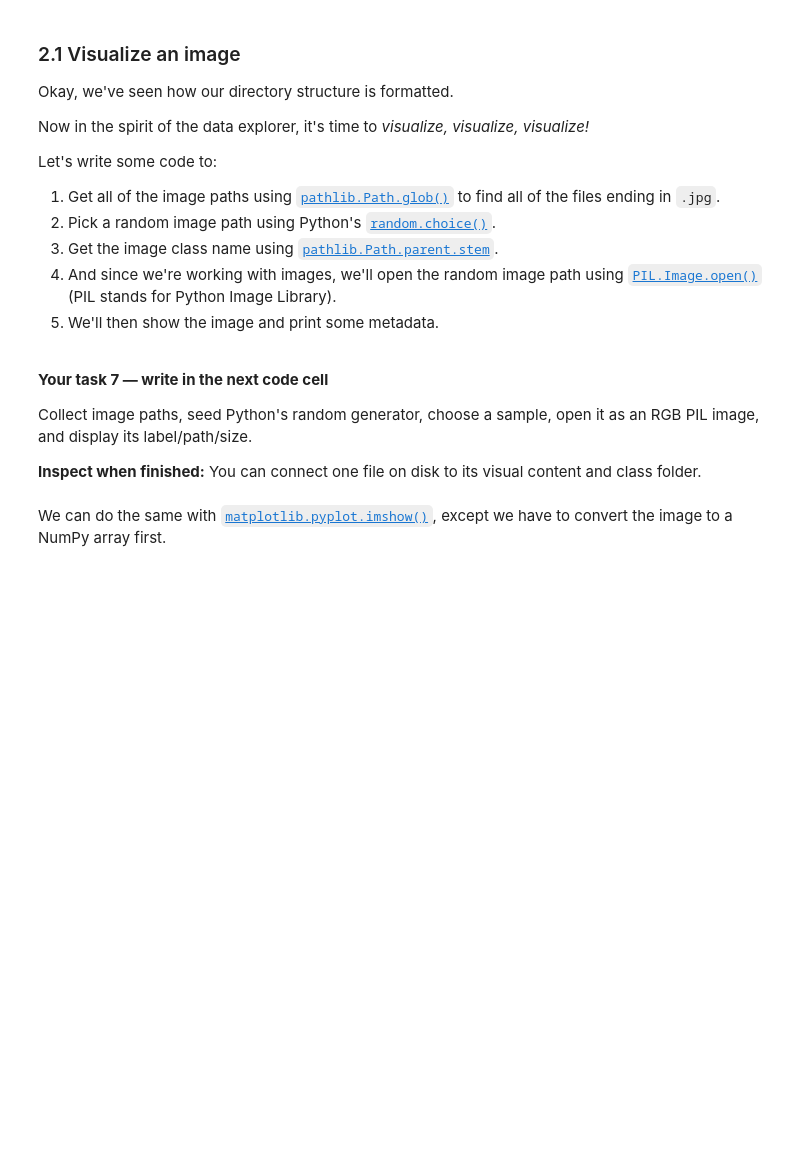
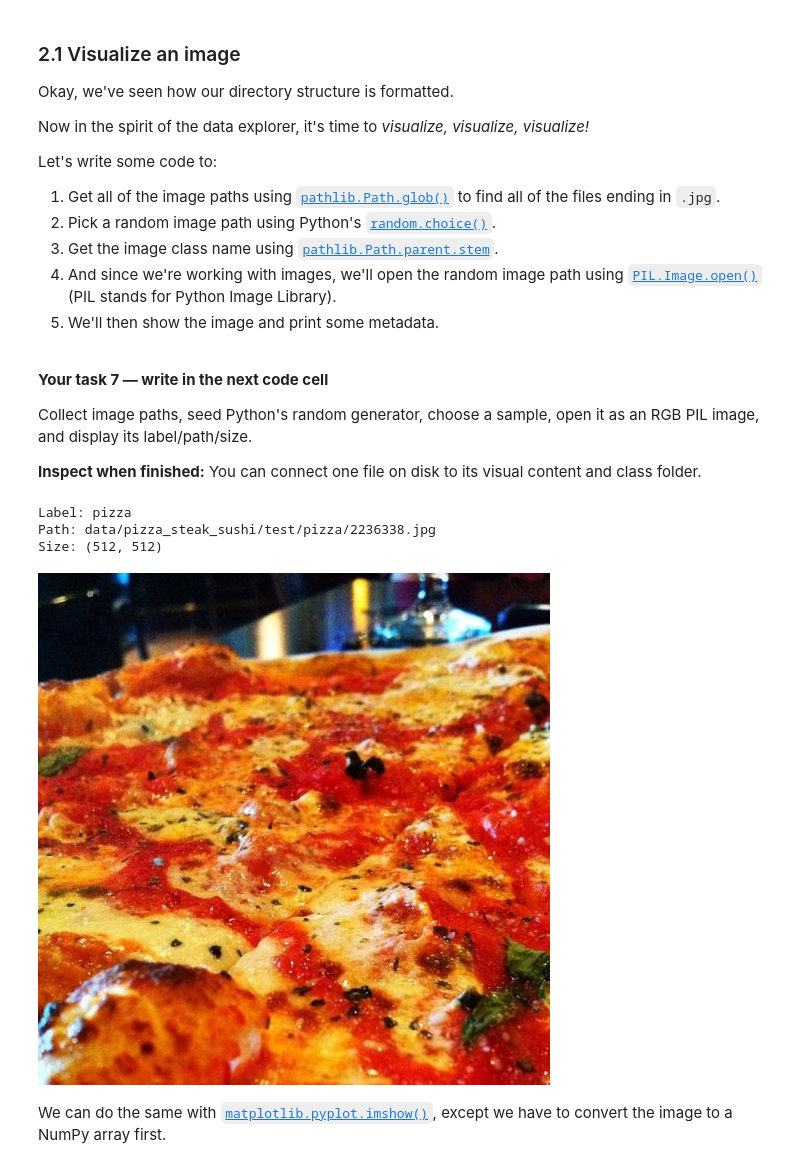
Before and after one commit to GyDeen/PyTorch-DeepLearning, a Jupyter notebook: 04_pytorch_custom_datasets.ipynb, the cells around one changed output. Saved outputs shown, nothing was run; the diff lists cells and outputs as text; code cells hidden in the pictures; blank space fills up the shorter version.

```diff
--- a/04_pytorch_custom_datasets.ipynb
+++ b/04_pytorch_custom_datasets.ipynb
@@ -191,6 +197,10 @@ Download the pizza/steak/sushi ZIP from the upstream data URL listed under this
 **Source files for this task:**
 
 - [pizza_steak_sushi.zip](https://github.com/mrdbourke/pytorch-deep-learning/raw/main/data/pizza_steak_sushi.zip)
+# %%
+from pathlib import Path
+
+data_path = Path("data/pizza_steak_sushi")
 # %% [markdown]
 ## 2. Become one with the data (data preparation)
 
@@ -312,6 +350,27 @@ Let's write some code to:
 Collect image paths, seed Python's random generator, choose a sample, open it as an RGB PIL image, and display its label/path/size.
 
 **Inspect when finished:** You can connect one file on disk to its visual content and class folder.
+# %%
+from PIL import Image
+import random
+
+image_paths = list(data_path.glob("*/*/*.jpg"))
+
+random.seed(42)
+random_image_path = random.choice(image_paths)
+
+label = random_image_path.parent.name
+image = Image.open(random_image_path).convert("RGB")
+
+print(f"Label: {label}")
+print(f"Path: {random_image_path}")
+print(f"Size: {image.size}")
+display(image)
+# %% [output]
+Label: pizza
+Path: data/pizza_steak_sushi/test/pizza/2236338.jpg
+Size: (512, 512)
+[figure, added]
 # %% [markdown]
 We can do the same with [`matplotlib.pyplot.imshow()`](https://matplotlib.org/3.5.0/api/_as_gen/matplotlib.pyplot.imshow.html), except we have to convert the image to a NumPy array first.
 # %% [markdown]
```
Also changed, not shown: parts of 54 cells of this notebook.
